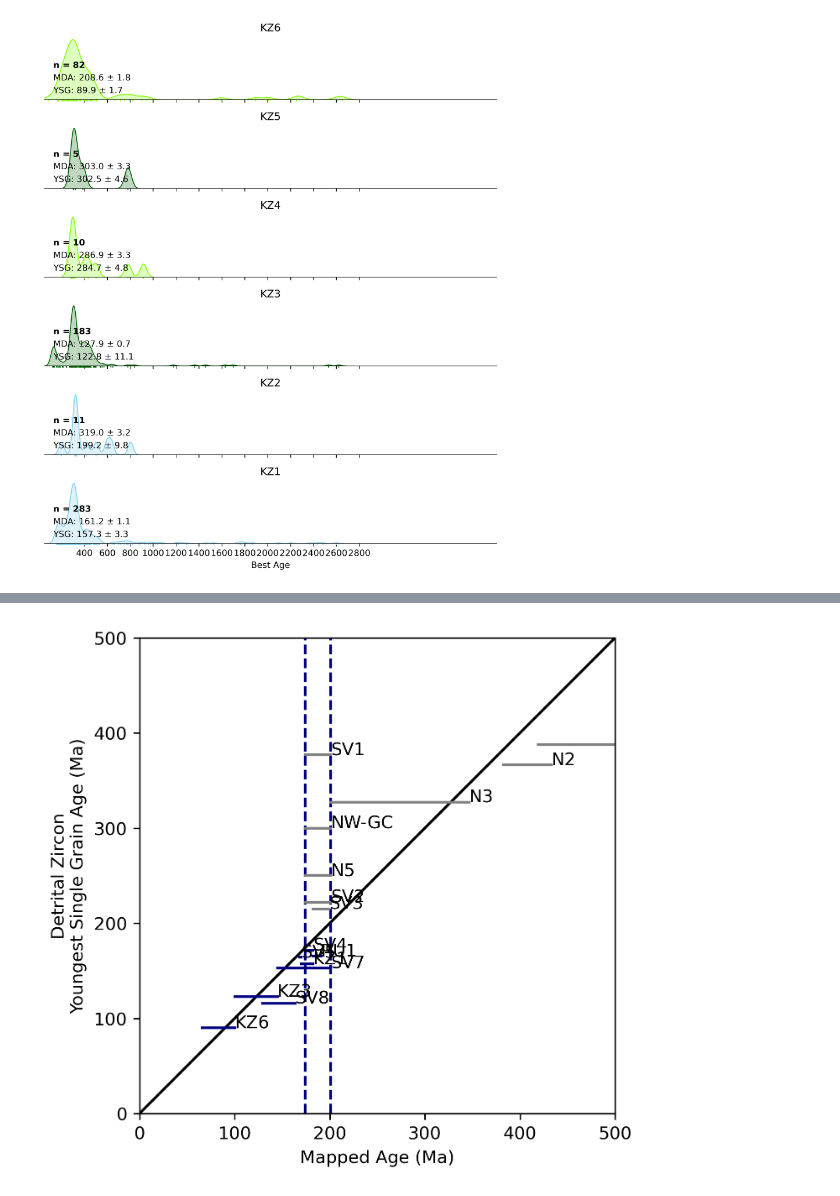
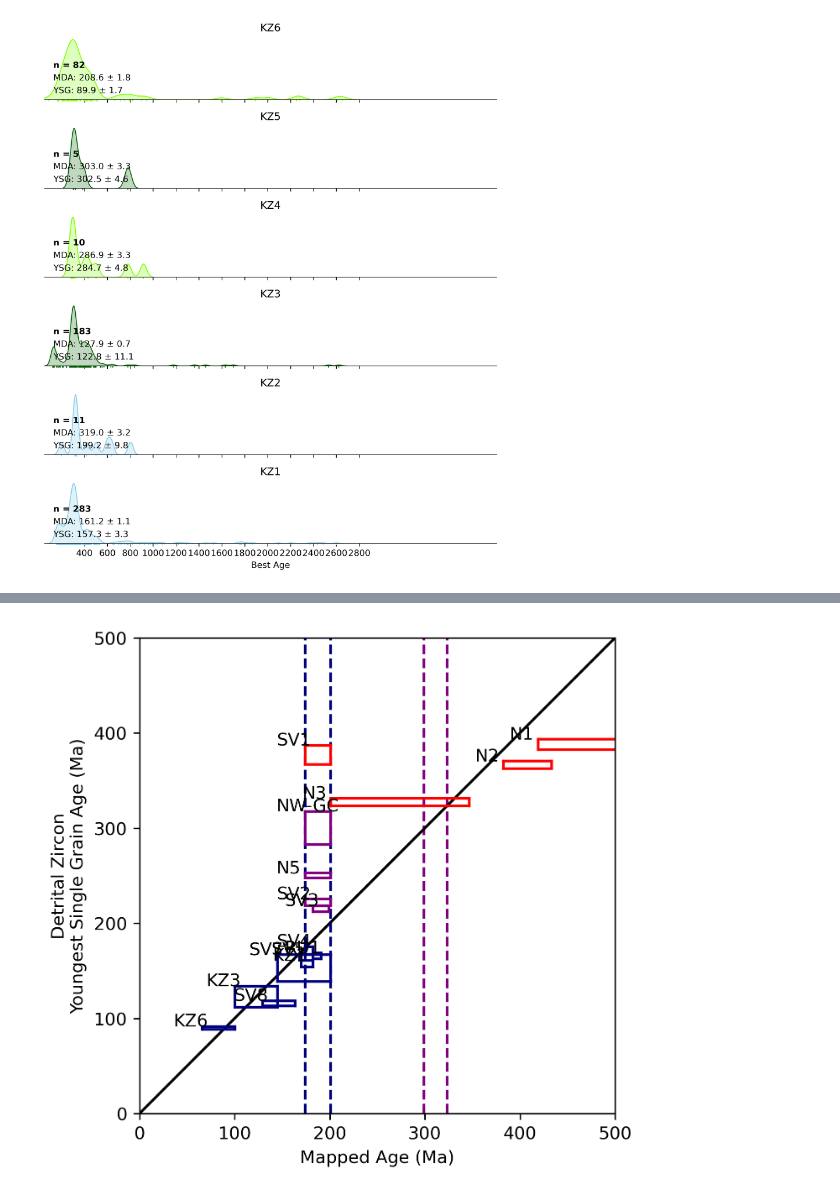
Before and after one commit to dyvasey/dz-caucasus, a Jupyter notebook: figs.ipynb, the cells around one changed output, grey strips where cells are left out. Saved outputs shown, nothing was run; the diff lists cells and outputs as text; code cells hidden in the pictures.

```diff
--- a/figs.ipynb
+++ b/figs.ipynb
@@ -358,10 +375,10 @@ ejmax = 201.3
 lcarbmin = 298.9
 lcarbmax = 323.2
 
-ax.axhline(ejmax,linestyle='--',color='navy',zorder=0)
-ax.axhline(ejmin,linestyle='--',color='navy',zorder=0)
-ax.axhline(lcarbmax,linestyle='--',color='purple',zorder=0)
-ax.axhline(lcarbmin,linestyle='--',color='purple',zorder=0)
+ax.axvline(ejmax,linestyle='--',color='navy',zorder=0)
+ax.axvline(ejmin,linestyle='--',color='navy',zorder=0)
+ax.axvline(lcarbmax,linestyle='--',color='purple',zorder=0)
+ax.axvline(lcarbmin,linestyle='--',color='purple',zorder=0)
 
 for smp in tr2+pz2:
     smp.ysg = np.min(smp.bestage)
@@ -382,7 +399,7 @@ for smp in sv_samples+kz_samples+tr2+pz2+ru:
             plot_color='red'
 
         ax.scatter(x,y,label=smp.name,color=plot_color)
-        ax.annotate(smp.name,(x,y))
+        #ax.annotate(smp.name,(x,y))
 
 fig.savefig('mda_old_maxmapped.pdf')
 # %% [output]
@@ -390,38 +407,54 @@ fig.savefig('mda_old_maxmapped.pdf')
 # %%
 # Plot MDA vs. mapped age
 
 fig, ax = plt.subplots(1,dpi=300,figsize=(5,5))
 ax.set_aspect('equal')
 ax.plot(np.arange(0,1000,100),np.arange(0,1000,100),color='black')
 ax.set_xlabel('Mapped Age (Ma)')
 ax.set_ylabel('Detrital Zircon\nYoungest Single Grain Age (Ma)')
 ax.set_xlim(0,500)
 ax.set_ylim(0,500)
 
 ejmin = 174.1
 ejmax = 201.3
 ax.axvline(ejmin,linestyle='--',color='navy')
 ax.axvline(ejmax,linestyle='--',color='navy')
+ax.axvline(lcarbmax,linestyle='--',color='purple',zorder=0)
+ax.axvline(lcarbmin,linestyle='--',color='purple',zorder=0)
 
-for smp in tr2+pz2:
-    smp.ysg = np.min(smp.bestage)
+#for smp in tr2+pz2:
+#    smp.ysg = np.min(smp.bestage)
 
 for smp in sv_samples+kz_samples+tr2+pz2+ru:
     if smp.bestage.count()>15:
         xmin = smp.mapped_age[0]
         xmax = smp.mapped_age[1]
-        y = smp.ysg
+        ymin = smp.ysg - smp.ysg_err
+        ymax = smp.ysg + smp.ysg_err
 
-        ej_grains = smp.bestage[(smp.bestage<ejmax)*smp.bestage>ejmin]
+        xavg = (xmax+xmin)/2
+        yavg = (ymin+ymax)/2
 
-        if ej_grains.count()>0:
+        ej_grains = smp.bestage[(smp.bestage<ejmax)&(smp.bestage>ejmin)]
+        lcarb_grains = smp.bestage[(smp.bestage<lcarbmax)&(smp.bestage>lcarbmin)]
+
+        if (ej_grains.count()>0)&(lcarb_grains.count()>0):
             plot_color = 'navy'
+        elif lcarb_grains.count()>0:
+            plot_color='purple'
         else:
-            plot_color='gray'
+            plot_color='red'
 
-        ax.plot([xmin,xmax],[y,y],color=plot_color)
-        ax.annotate(smp.name,(xmax,y))
+        #ax.plot([xmin,xmax],[yavg,yavg],color=plot_color)
+        #ax.plot([xavg,xavg],[ymin,ymax],color=plot_color)
+
+        ax.plot([xmin,xmax],[ymin,ymin],color=plot_color)
+        ax.plot([xmin,xmax],[ymax,ymax],color=plot_color)
+        ax.plot([xmin,xmin],[ymin,ymax],color=plot_color)
+        ax.plot([xmax,xmax],[ymin,ymax],color=plot_color)
+
+        ax.annotate(smp.name,(xmin-30,ymax))
 
         fig.savefig('mda_old.pdf')
 # %% [output]
-[figure, old version]
+[figure, new version]
```
Also changed, not shown: parts of 6 cells of this notebook.
